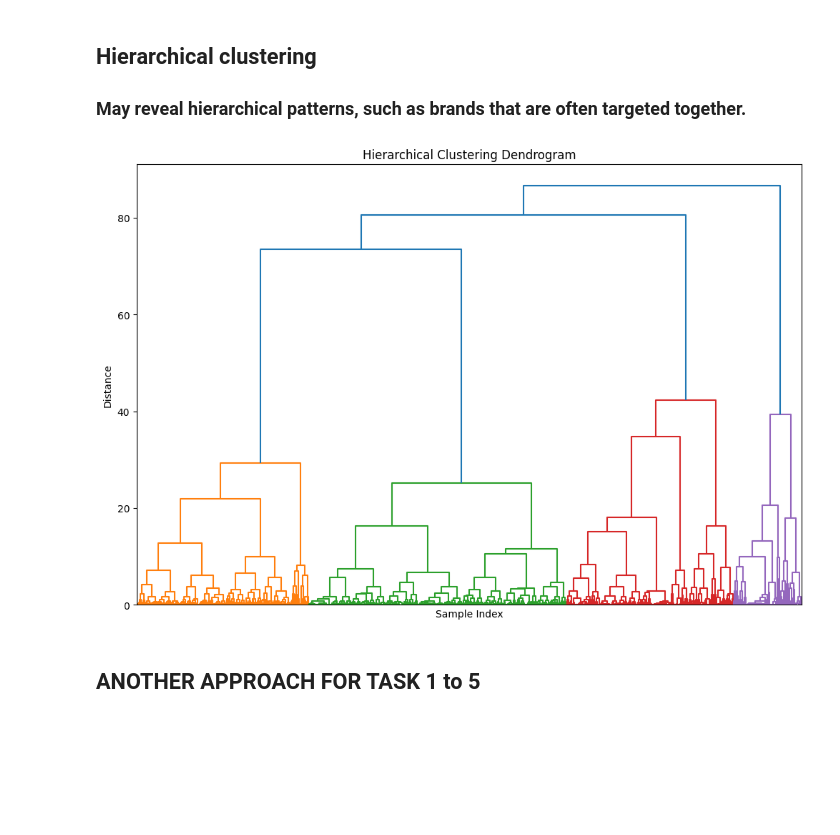
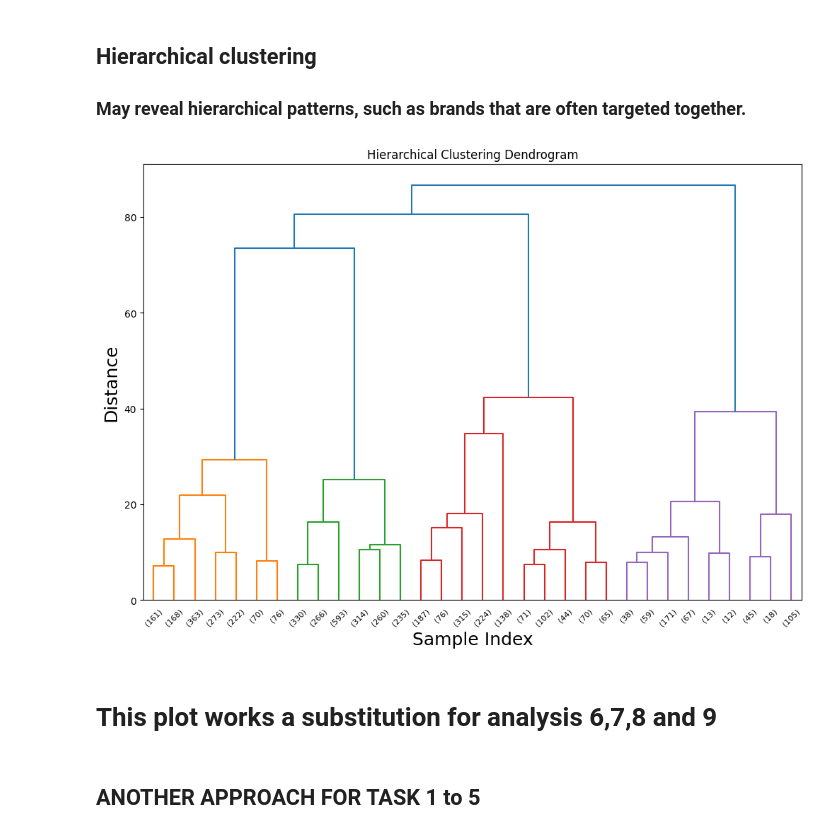
Before and after one commit to saikiranpennam/QuantitativeStudyofPhishing, a Jupyter notebook: phishingcode.ipynb, the cells around one changed output. Saved outputs shown, nothing was run; the diff lists cells and outputs as text; code cells hidden in the pictures; blank space fills up the shorter version.

```diff
--- a/phishingcode.ipynb
+++ b/phishingcode.ipynb
@@ -522,16 +614,20 @@ from scipy.cluster.hierarchy import dendrogram, linkage
 # %%
 # Perform hierarchical clustering on the preprocessed data
 linked = linkage(phishingData_scaled, method='ward')
 
 # Plotting the dendrogram
 plt.figure(figsize=(12, 8))
-dendrogram(linked, orientation='top', distance_sort='descending', show_leaf_counts=True, leaf_rotation=45, leaf_font_size=8)
+dendrogram(linked, orientation='top', distance_sort='descending', show_leaf_counts=True, leaf_rotation=45, leaf_font_size=8, truncate_mode='lastp', p=32)
 
-plt.xticks([])  # This removes the ticks
+#plt.xticks([])  # This removes the ticks
 
 plt.title("Hierarchical Clustering Dendrogram")
-plt.xlabel("Sample Index")
-plt.ylabel("Distance")
+plt.xlabel("Sample Index", fontsize=18)
+plt.ylabel("Distance", fontsize=18)
+#plt.savefig('figures/Hierarchical_clustering_dendogram.png', dpi=300)
 plt.show()
+plt.close();
 # %% [output]
-[figure, old version]
+[figure, new version]
+# %% [markdown]
+# This plot works a substitution for analysis 6,7,8 and 9
```
Also changed, not shown: parts of 10 cells of this notebook.
